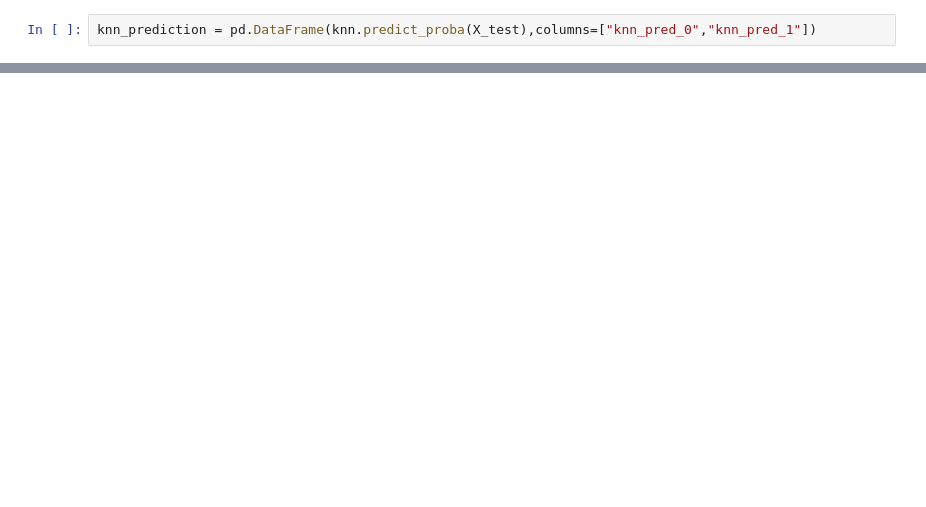
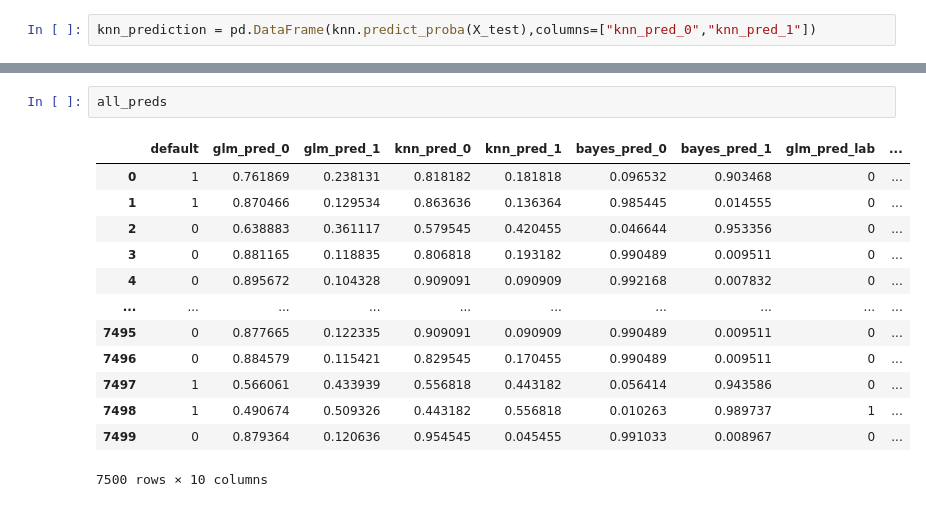
Before and after one commit to wiktorpiela/credit-risk-scoring, a Jupyter notebook: credit_scoring_analysis.ipynb, the cells around one changed output, grey strips where cells are left out. Drawn from its saved outputs; the diff is of its cells as text; blank space fills up the shorter version.

```diff
--- a/credit_scoring_analysis.ipynb
+++ b/credit_scoring_analysis.ipynb
@@ -179,0 +230,16 @@ knn_prediction = pd.DataFrame(knn.predict_proba(X_test),columns=["knn_pred_0","k
+# %%
+all_preds
+# %% [output]
+|  | default | glm_pred_0 | glm_pred_1 | knn_pred_0 | knn_pred_1 | bayes_pred_0 | bayes_pred_1 | glm_pred_lab | ... |
+| 0 | 1 | 0.761869 | 0.238131 | 0.818182 | 0.181818 | 0.096532 | 0.903468 | 0 | ... |
+| 1 | 1 | 0.870466 | 0.129534 | 0.863636 | 0.136364 | 0.985445 | 0.014555 | 0 | ... |
+| 2 | 0 | 0.638883 | 0.361117 | 0.579545 | 0.420455 | 0.046644 | 0.953356 | 0 | ... |
+| 3 | 0 | 0.881165 | 0.118835 | 0.806818 | 0.193182 | 0.990489 | 0.009511 | 0 | ... |
+| 4 | 0 | 0.895672 | 0.104328 | 0.909091 | 0.090909 | 0.992168 | 0.007832 | 0 | ... |
+| ... | ... | ... | ... | ... | ... | ... | ... | ... | ... |
+| 7495 | 0 | 0.877665 | 0.122335 | 0.909091 | 0.090909 | 0.990489 | 0.009511 | 0 | ... |
+| 7496 | 0 | 0.884579 | 0.115421 | 0.829545 | 0.170455 | 0.990489 | 0.009511 | 0 | ... |
+| 7497 | 1 | 0.566061 | 0.433939 | 0.556818 | 0.443182 | 0.056414 | 0.943586 | 0 | ... |
+| 7498 | 1 | 0.490674 | 0.509326 | 0.443182 | 0.556818 | 0.010263 | 0.989737 | 1 | ... |
+| 7499 | 0 | 0.879364 | 0.120636 | 0.954545 | 0.045455 | 0.991033 | 0.008967 | 0 | ... |
+7500 rows × 10 columns
```
Also changed, not shown: parts of 15 cells of this notebook.
